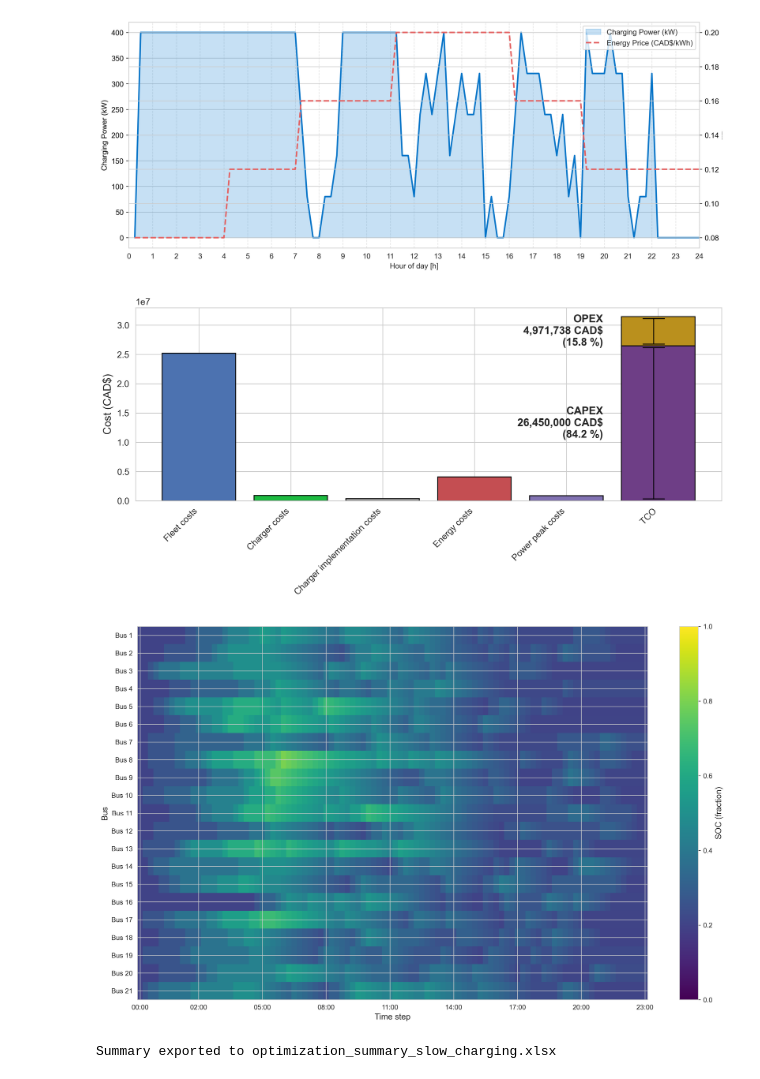
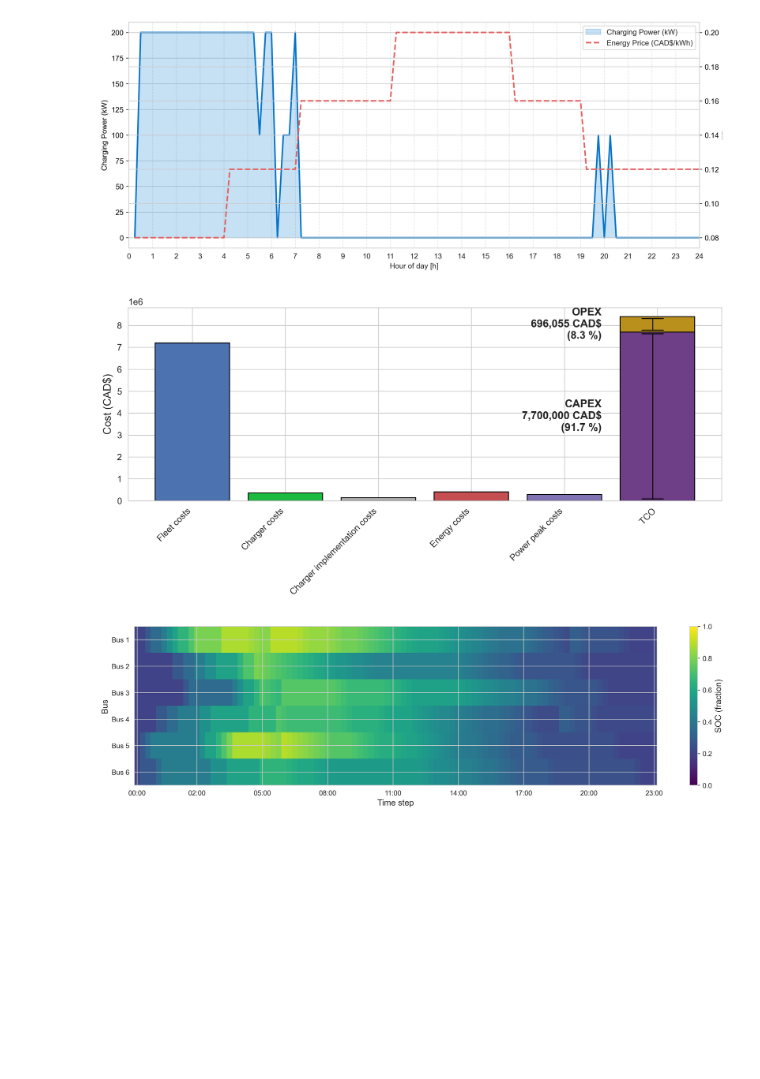
Before and after one commit to prvnpandey/EvTransitMatsim, a Jupyter notebook: python/main_optimization.ipynb, the cells around one changed output. Cells and saved outputs as stored; diff of their text form; code cells hidden in the pictures; blank space fills up the shorter version.

Commit message:
binary search updated

```diff
--- a/python/main_optimization.ipynb
+++ b/python/main_optimization.ipynb
@@ -14,14 +16,15 @@ print(f"Trips before cleaning: {df_raw.shape[0]}")
 df = process_transit_data(df_raw, tolerance=1, timestep_min=15)
 print(f"Trips after cleaning: {df.shape[0]}")
 
-#target_lines = ['1-11', '1-13', '1-136', '1-14A', '1-14G', '1-15', '1-15A', '1-15B', '1-18', '1-214', '1-22', '1-236', '1-25', '1-272', '1-277', '1-279', '1-28', '1-280', '1-281', '1-282', '1-284', '1-289', '1-29', '1-290', '1-294', '1-31', '1-332', '1-36', '1-382', '1-384', '1-391', '1-4', '1-52', '1-54', '1-56', '1-57', '1-577', '1-58', '1-584', '1-59', '1-70', '1-74', '1-79B', '1-80', '1-800', '1-801', '1-802', '1-803', '1-804', '1-807', '1-82', '1-82A', '1-84', '1-86G', '1-88', '1-9', '1-94']
-target_lines = ['1-11', '1-15', '1-4', '1-80']  # Reduced set for quicker testing
+target_lines = ['1-1','1-3','1-4','1-9','1-11','1-13','1-16','1-18','1-19','1-22','1-25','1-28','1-29','1-32','1-33','1-36','1-39','1-51','1-52','1-53','1-54','1-55','1-56','1-57','1-58','1-59','1-61','1-64','1-65','1-70','1-72','1-74','1-76','1-79','1-80','1-81','1-82','1-84','1-85','1-86','1-88','1-90','1-91','1-92','1-93','1-94','1-96','1-107','1-133','1-136','1-185','1-400','1-401']  # Full set of lines
+target_lines = ['1-1','1-4','1-11', '1-18', '1-25','1-54','1-60','1-70','1-72','1-80']  # Reduced set for quicker testing
+target_lines = target_lines[:1]
 df = df[df["Line ID"].isin(target_lines)].copy()
 energy_price_data = pd.read_excel('tou_tariffs.xlsx', sheet_name=None)
 energy_price = energy_price_data['Sheet1']['Price'].to_list()
-energy_price = resample_time_series(energy_price, original_delta=1, target_delta=1/4, method='average')
+energy_price = resample_time_series(energy_price, original_delta=1, target_delta=0.25, method='average')
 
-df.to_excel('optimization_dataset.xlsx', index=False)
+df.to_excel('optimization_dataset_one.xlsx', index=False)
 print(f"Filtered trips: {df.shape[0]}")
 # %% [output]
 Trips before cleaning: 3737
@@ -30,10 +33,10 @@ Filtered trips: 236
 # %%
 # ── 3. Bus system compositon ────────────────────────────────────────────────
 # Example 1 - Slow chargers, large batteries
-bus_counts     = [21]
-battery_sizes  = [300]
-charger_counts = [5]
-charger_powers = [80]
+#bus_counts     = [21] [70]
+#battery_sizes  = [300] [300]
+#charger_counts = [5] [25]
+#charger_powers = [80] [80]
 
 # Example 2 - Fast chargers, smaller batteries
 #bus_counts     = [24]
@@ -41,6 +44,11 @@ charger_powers = [80]
 #charger_counts = [5]
 #charger_powers = [400]
 
+bus_counts     = [5]
+battery_sizes  = [300]
+charger_counts = [5]
+charger_powers = [100]
+
 C_bat, alpha = build_fleet_and_chargers(
     bus_counts, battery_sizes,
     charger_counts, charger_powers
@@ -59,5 +208,5 @@ gama =df['Energy per timestep'].astype(float).to_list()
 # %%
 # ── 5. Build your model as before ────────────────────────────────────────────
 model = optimization(start, end, alpha, gama, C_bat, energy_price,
-                     E_0=0.2, E_min=0.2, E_max=1.00, E_end=0.2, delta_t=1/4, relaxed_binary=False)
+                    E_0=0.2, E_min=0.2, E_max=1.00, E_end=0.2, delta_t=0.25, relaxed_binary=False)
 # %% [output]
@@ -116,16 +268,16 @@ plot_optimization_results(
     charger_cost=350000,     # € per charger
     implementation_cost=300000,  # € for charger implementation
     peak_power_price=0.4,    # € per kW
-    years=15
+    years=10
 )
 '''
 #slow-charging example
 plot_optimization_results(
-    model,
+    feasible_model,
     vehicle_cost=1200000,    # € per bus
     charger_cost=180000,     # € per charger
     implementation_cost=70000,  # € for charger implementation
-    peak_power_price=0.4,    # € per kW
-    years=15
+    peak_power_price=0.4,    # € per k
+    years=10
 )
 # %% [output]
@@ -135,6 +287,6 @@ plot_optimization_results(
-[figure, old version]
+[figure, new version]
-[figure, old version]
+[figure, new version]
-[figure, old version]
+[figure, new version]
 # %%
 '''
 export_optimization_summary(
@@ -149,7 +301,7 @@ export_optimization_summary(
 
 '''
 export_optimization_summary(
-    model,
+    feasible_model,
     vehicle_cost=1200000,    # € per bus
     charger_cost=180000,     # € per charger
     implementation_cost=70000,  # € for charger implementation
@@ -157,5 +309,3 @@ export_optimization_summary(
     years=10,
     filename='optimization_summary_slow_charging.xlsx'
 )
-# %% [output]
-Summary exported to optimization_summary_slow_charging.xlsx
```
Also changed, not shown: parts of 7 cells of this notebook, 14 other files.
